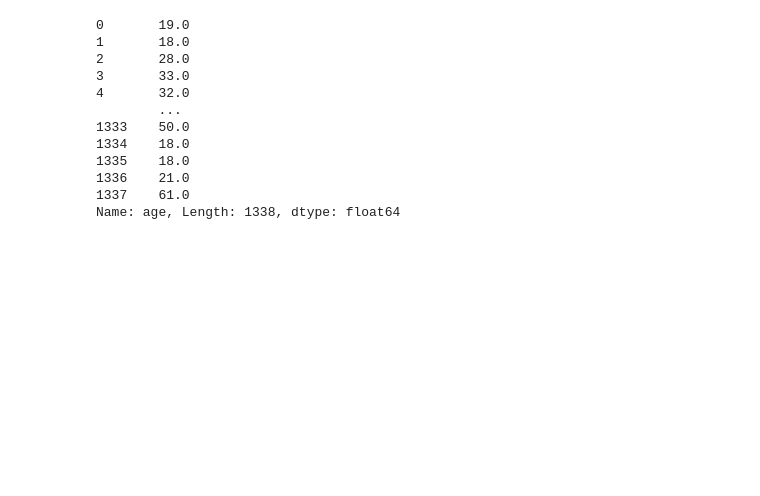
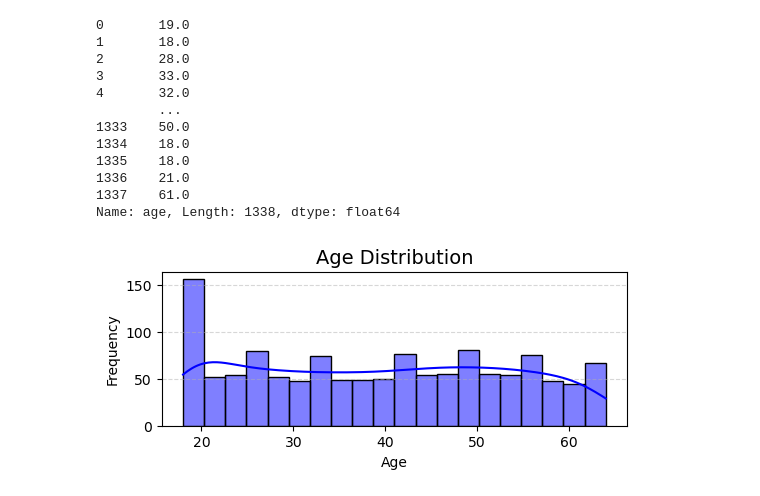
Before and after one commit to jparep/insurance-risk-prediction, a Jupyter notebook: insurance_risk_prediction.ipynb, the cells around one changed output. Drawn from its saved outputs; the diff is of its cells as text; code cells hidden in the pictures; blank space fills up the shorter version.

Commit message:
Visualize age distribution

```diff
--- a/insurance_risk_prediction.ipynb
+++ b/insurance_risk_prediction.ipynb
@@ -165,3 +165,17 @@ df.age
 1336    21.0
 1337    61.0
 Name: age, Length: 1338, dtype: float64
+# %%
+import seaborn as sns
+import matplotlib.pyplot as plt
+
+# Ploting age distibution
+plt.figure(figsize=(6,2))
+sns.histplot(df['age'], bins=20, kde=True, color='blue')
+plt.title('Age Distribution', fontsize=14)
+plt.xlabel('Age')
+plt.ylabel('Frequency')
+plt.grid(axis='y', linestyle='--', alpha=0.5)
+plt.show()
+# %% [output]
+[figure, added]
```
Also changed, not shown: parts of 2 cells of this notebook.
